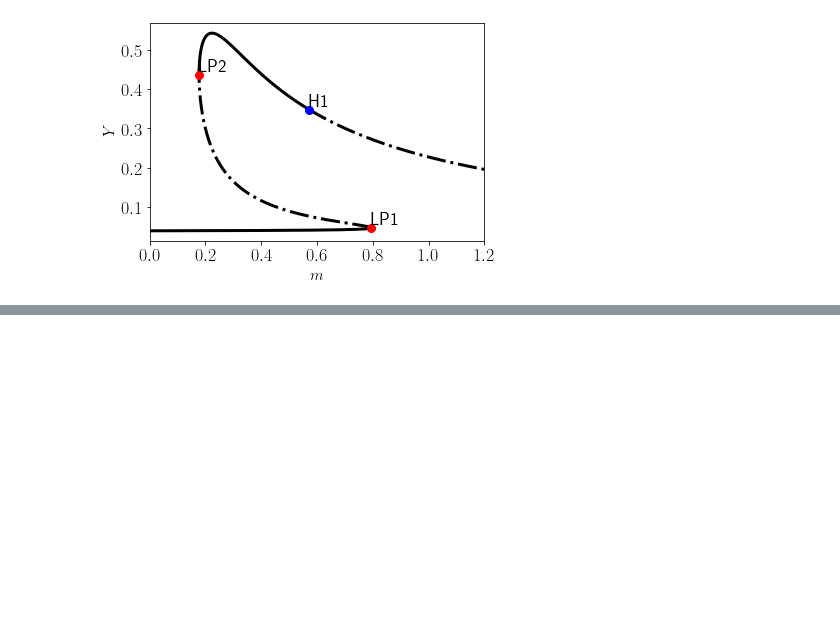
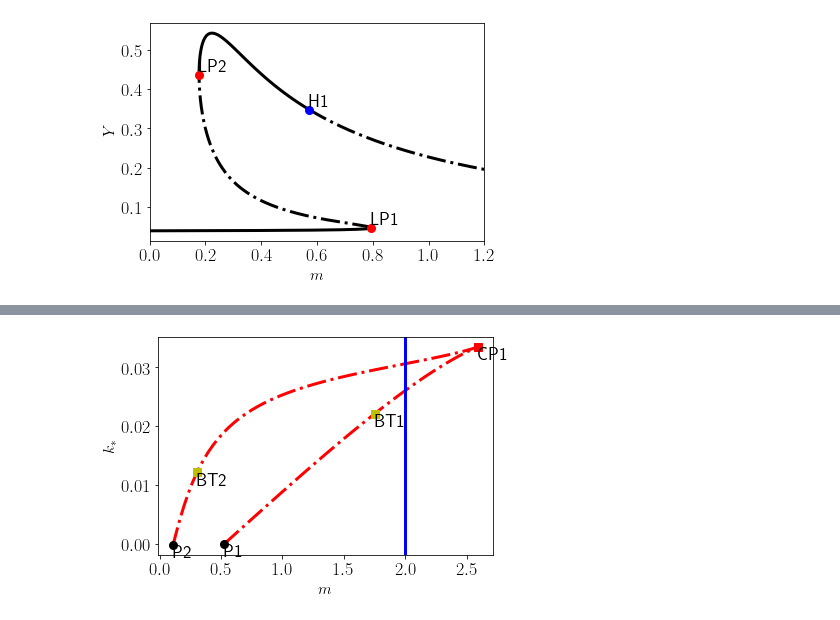
Before and after one commit to ccontrer/20-05SNBifurcationCarryover, a Jupyter notebook: Codes/Application Cell cycle.ipynb, the cells around one changed output, grey strips where cells are left out. Saved outputs shown, nothing was run; the diff lists cells and outputs as text; code cells hidden in the pictures; blank space fills up the shorter version.

```diff
--- a/Codes/Application Cell cycle.ipynb
+++ b/Codes/Application Cell cycle.ipynb
@@ -59,7 +54,14 @@ ics = {'Y': 1.0, 'P': 0.5, 'A': 0.1}
 DSargs = dst.args(name='CellCycle')
 DSargs.pars = params
 DSargs.tdata = [0, 2]
-DSargs.pdomain = {'m': [0, 2.0], 'k3pp': [0, 100.0]}
+DSargs.pdomain = {'m': [0, 3.0],
+                  'k1': [0, 1.0],
+                  'k2p': [0, 10.0],
+                  'k3p': [0, 10.0],
+                  'k4': [0, 200.0],
+                  'k5p': [0, 1.0],
+                  'k5pp': [0, 10.0],
+                  'k6': [0, 10.0]}
 DSargs.xdomain = {'Y': [0, 5.0], 'P': [0, 10.0], 'A': [0, 10.0]}
 DSargs.varspecs = {'Y': Ystr, 'P': Pstr, 'A': Astr}
 DSargs.ics = ics
@@ -123,3 +125,22 @@ plt.savefig(figdir + 'ApplicationCellCycleBifurcation.pdf', bbox_inches='tight')
 plt.show()
 # %% [output]
 [figure]
+# %%
+# Two-parameter bifurcation
+namefold = 'FO1'
+PCargs = dst.args(name=namefold)
+PCargs.type = 'LP-C'
+PCargs.initpoint = 'EQ1:LP1'
+PCargs.freepars = ['m', 'k5p']
+PCargs.StepSize = 1e-2
+PCargs.MaxNumPoints = 2000
+PCargs.MaxStepSize = 5e-2
+PCargs.MinStepSize = 1e-4
+PCargs.SaveEigen = True
+PCargs.SaveJacobian = True
+PCargs.LocBifPoints = 'all'
+PCargs.StopAtPoints = ['B']
+PCargs.verbosity = 2
+PC.newCurve(PCargs)
+PC.curves[namefold].forward()
+PC.curves[namefold].backward()
@@ -125,0 +165,13 @@ plt.show()
+# %%
+PC[namefold].display(('m', 'k5p'), stability=True, linewidth=3)
+PC.plot.fig1.toggleAll('off', bytype=['B'])
+# PC.plot.fig1.axes1.axes.set_xlim((0.0, 2.0))
+PC.plot.fig1.axes1.axes.set_xlabel('$m$', fontsize=16)
+# PC.plot.fig1.axes1.axes.set_ylim((0.0, 0.15))
+PC.plot.fig1.axes1.axes.set_ylabel('$k_{*}$', fontsize=16)
+plt.axvline(x=2.0, lw=3, color='b')
+PC.plot.fig1.axes1.axes.set_title('')
+plt.savefig(figdir + 'ApplicationCellCycleTwoParBifurcation.pdf', bbox_inches='tight')
+plt.show()
+# %% [output]
+[figure, added]
```
Also changed, not shown: parts of 20 cells of this notebook, 9 other files.
